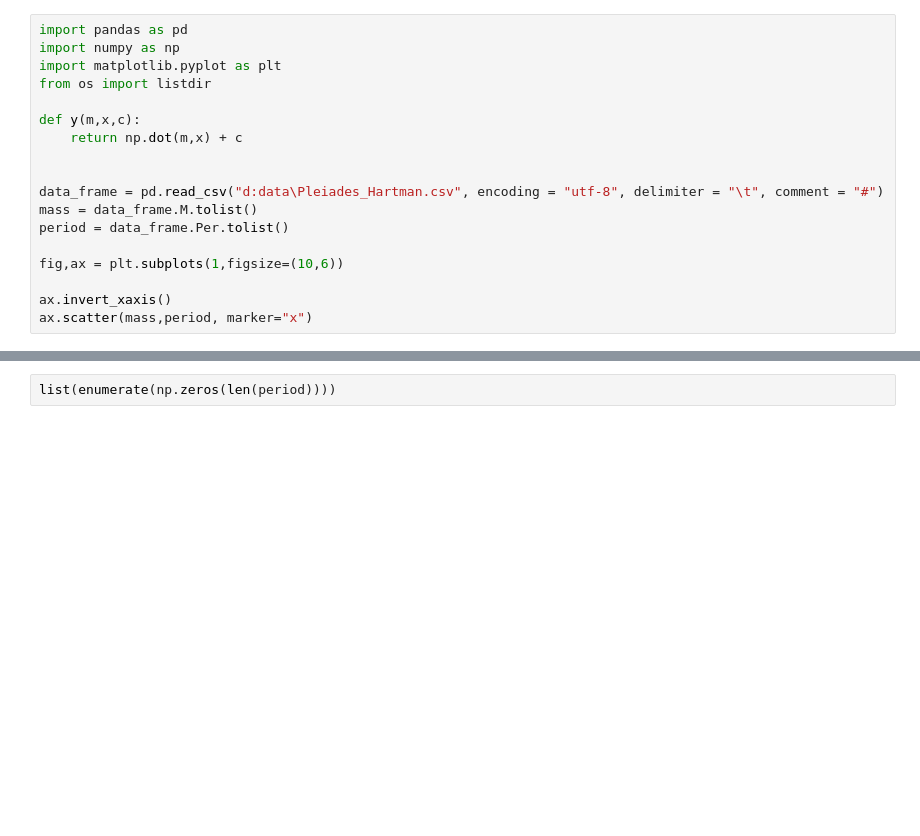
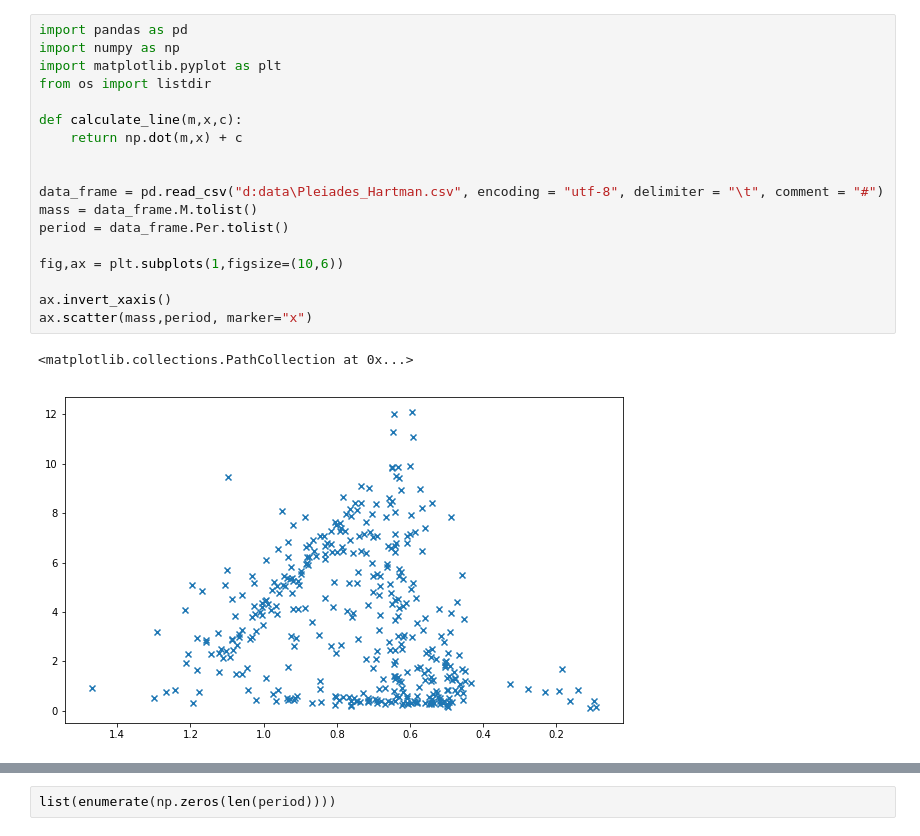
Before and after one commit to ElyDoodson/spin_down, a Jupyter notebook: linear_regression.ipynb, the cells around one changed output, grey strips where cells are left out. Drawn from its saved outputs; the diff is of its cells as text; blank space fills up the shorter version.

```diff
--- a/linear_regression.ipynb
+++ b/linear_regression.ipynb
@@ -1,20 +1,23 @@
 # %%
 import pandas as pd
 import numpy as np
 import matplotlib.pyplot as plt
 from os import listdir
 
-def y(m,x,c):
+def calculate_line(m,x,c):
     return np.dot(m,x) + c
 
 
 data_frame = pd.read_csv("d:data\Pleiades_Hartman.csv", encoding = "utf-8", delimiter = "\t", comment = "#")
 mass = data_frame.M.tolist()
 period = data_frame.Per.tolist()
 
 fig,ax = plt.subplots(1,figsize=(10,6))
 
 ax.invert_xaxis()
 ax.scatter(mass,period, marker="x")
+# %% [output]
+<matplotlib.collections.PathCollection at 0x...>
+[figure, added]
 # %%
 x = np.linspace(1.4,0,len(period))
```
Also changed, not shown: parts of 1 cell of this notebook.
